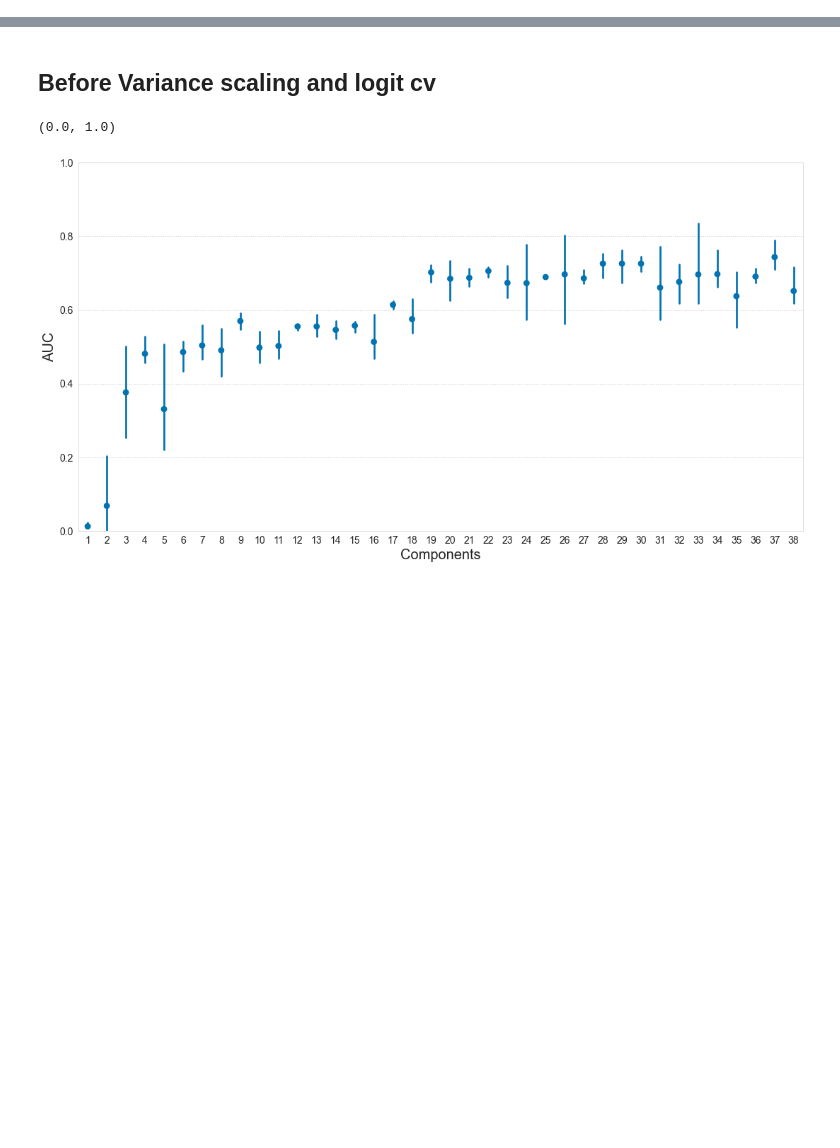
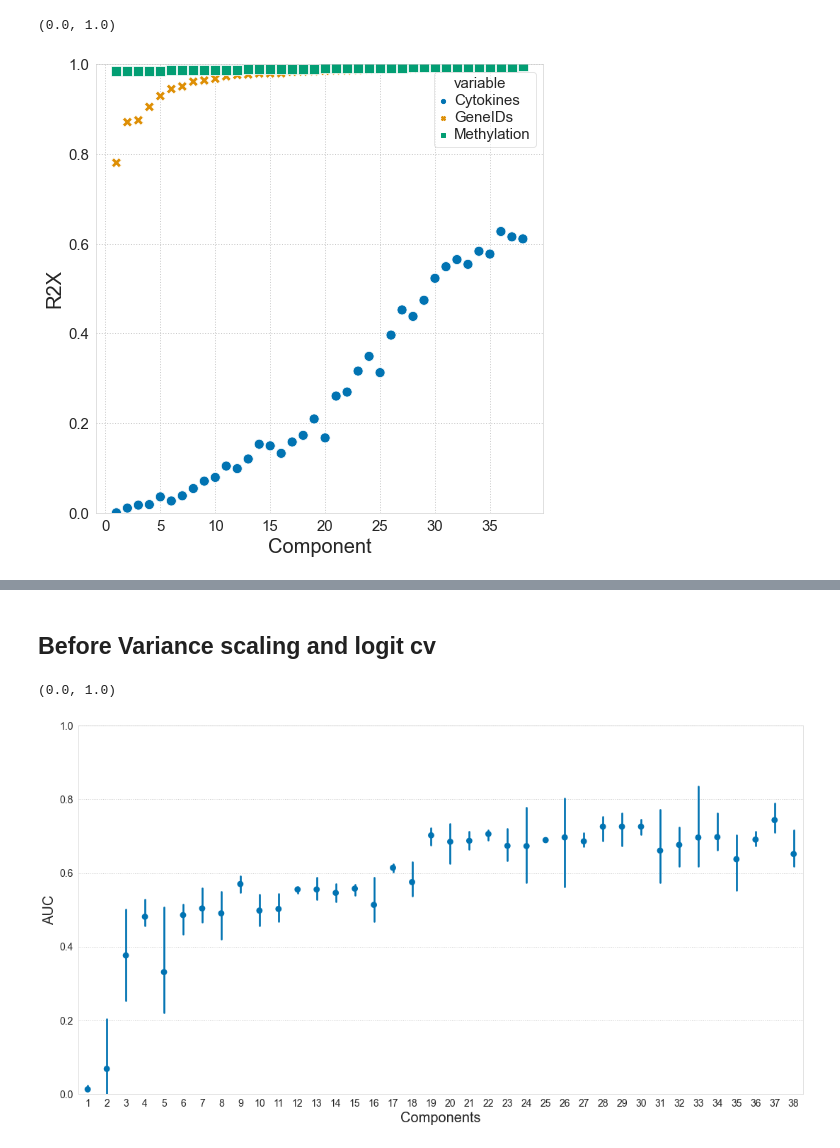
Before and after one commit to meyer-lab/tfac-ccle, a Jupyter notebook: Untitled.ipynb, the cells around one changed output, grey strips where cells are left out. Cells and saved outputs as stored; diff of their text form; code cells hidden in the pictures; blank space fills up the shorter version.

```diff
--- a/Untitled.ipynb
+++ b/Untitled.ipynb
@@ -0,0 +21,21 @@
+# %%
+components = 38
+df = pd.DataFrame(AllR2X)
+
+comps = []
+for i in range(1, components + 1):
+    comps.append(i)
+df['Component'] = comps
+
+df.columns = ['Cytokines', 'GeneIDs', 'Methylation', 'Component']
+test = pd.melt(df, id_vars=['Component'])
+ax, f = getSetup((7, 7), (1, 1))
+b = sns.scatterplot(data=test, x='Component', y='value', hue='variable', style='variable', ax=ax[0], s=100)
+b.set_xlabel("Component", fontsize=20)
+b.set_ylabel("R2X", fontsize=20)
+b.tick_params(labelsize=15)
+plt.legend(prop={'size': 15})
+ax[0].set_ylim(0, 1)
+# %% [output]
+(0.0, 1.0)
+[figure, added]
```
Also changed, not shown: parts of 58 cells of this notebook, 1 other file.
